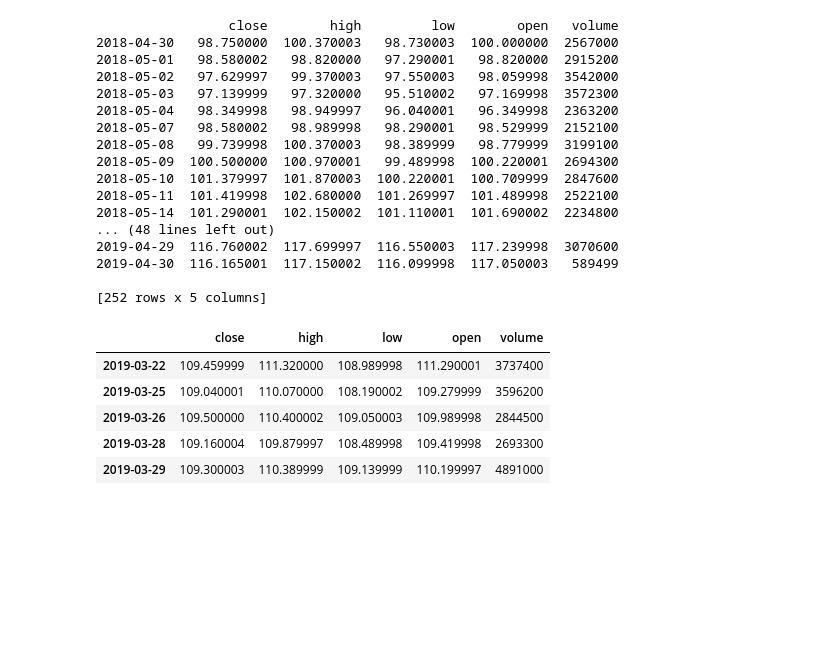
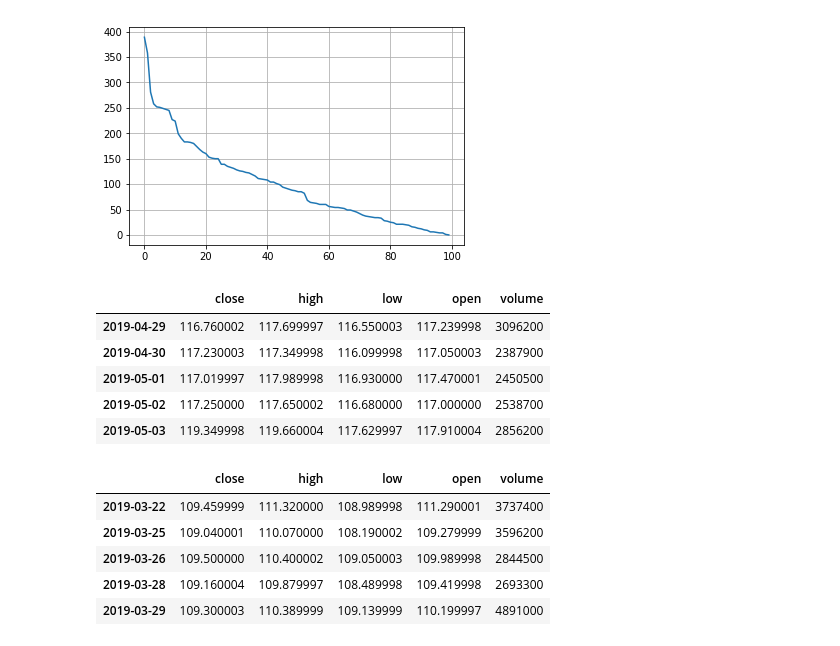
Before and after one commit to xiaoxiaoyao/MyApp, a Jupyter notebook: jupyter_notebook/quotesdf.ipynb, the cells around one changed output. Drawn from its saved outputs; the diff is of its cells as text; code cells hidden in the pictures; blank space fills up the shorter version.

```diff
--- a/jupyter_notebook/quotesdf.ipynb
+++ b/jupyter_notebook/quotesdf.ipynb
@@ -174,3 +84,8 @@ Name: name, dtype: object
+# %%
+round_17000_1.money.plot(grid = True)
+plt.show()
+# %% [output]
+[figure, added]
 # %%
 # python数据分析测试。
 # 测试开始前，请运行该代码，初始化程序
@@ -182,7 +97,10 @@ import requests
 import re
 import json
 import pandas as pd
+import numpy as np
 from datetime import  date
+import matplotlib.pyplot as plt
+
 def retrieve_quotes_historical(stock_code):
     quotes = []
     url = 'https://finance.yahoo.com/quote/%s/history?p=%s' % (stock_code, stock_code)
@@ -204,25 +122,14 @@ for i in range(len(quotes)):
 quotesdf_ori=pd.DataFrame(quotes,index=list1)
 quotesdf_m = quotesdf_ori.drop(['adjclose'], axis = 1)  #删除adjclose列
 quotesdf=quotesdf_m.drop(['date'],axis=1)
-print(quotesdf)
+quotesdf.tail()
 # %% [output]
-                 close        high         low        open   volume
-2018-04-30   98.750000  100.370003   98.730003  100.000000  2567000
-2018-05-01   98.580002   98.820000   97.290001   98.820000  2915200
-2018-05-02   97.629997   99.370003   97.550003   98.059998  3542000
-2018-05-03   97.139999   97.320000   95.510002   97.169998  3572300
-2018-05-04   98.349998   98.949997   96.040001   96.349998  2363200
-2018-05-07   98.580002   98.989998   98.290001   98.529999  2152100
-2018-05-08   99.739998  100.370003   98.389999   98.779999  3199100
-2018-05-09  100.500000  100.970001   99.489998  100.220001  2694300
-2018-05-10  101.379997  101.870003  100.220001  100.709999  2847600
-2018-05-11  101.419998  102.680000  101.269997  101.489998  2522100
-2018-05-14  101.290001  102.150002  101.110001  101.690002  2234800
-... (48 lines left out)
-2019-04-29  116.760002  117.699997  116.550003  117.239998  3070600
-2019-04-30  116.165001  117.150002  116.099998  117.050003   589499
-
-[252 rows x 5 columns]
+|  | close | high | low | open | volume |
+| 2019-04-29 | 116.760002 | 117.699997 | 116.550003 | 117.239998 | 3096200 |
+| 2019-04-30 | 117.230003 | 117.349998 | 116.099998 | 117.050003 | 2387900 |
+| 2019-05-01 | 117.019997 | 117.989998 | 116.930000 | 117.470001 | 2450500 |
+| 2019-05-02 | 117.250000 | 117.650002 | 116.680000 | 117.000000 | 2538700 |
+| 2019-05-03 | 119.349998 | 119.660004 | 117.629997 | 117.910004 | 2856200 |
 # %%
 # 简单的数据筛选: 请输出19 年 3 月 22 日至 3 月 31日，收盘价（close）大于 109 的股价数据
 # ————————请写下你的代码——————（此处也可改为选择题）
```
Also changed, not shown: parts of 12 cells of this notebook, 1 other file.
